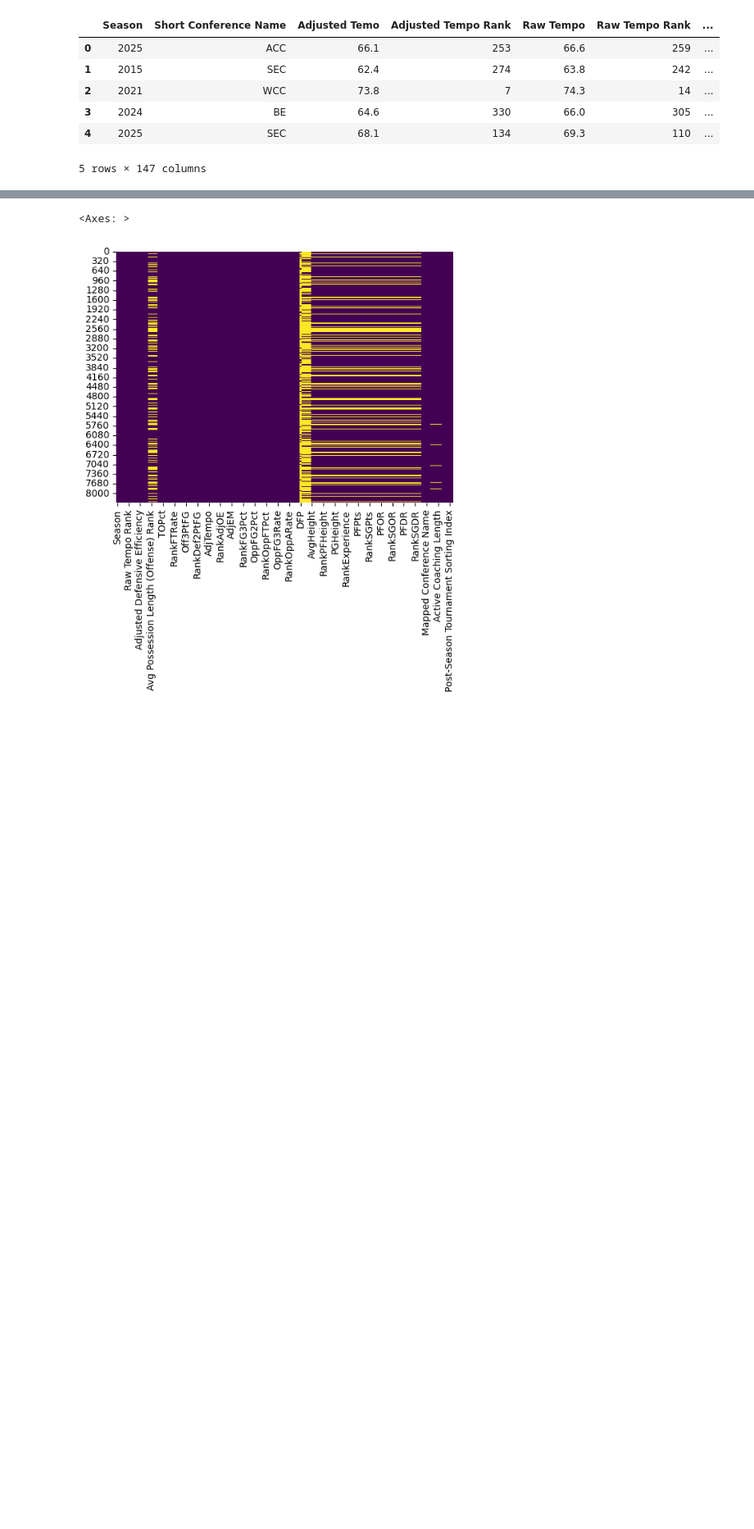
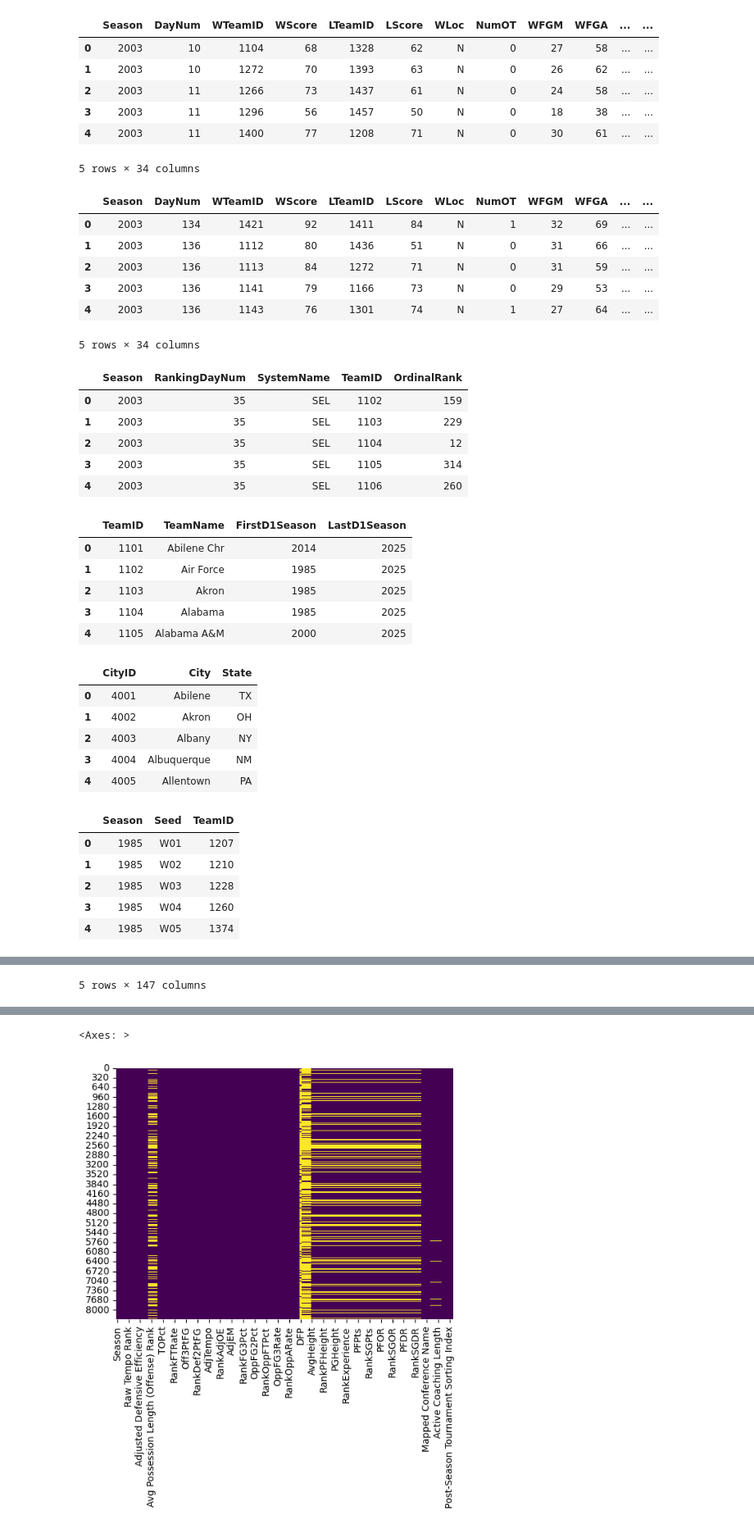
Before and after one commit to StudioMitesh/march-madness-25, a Jupyter notebook: notebook.ipynb, the cells around one changed output, grey strips where cells are left out. Shown at 82% size. Saved outputs shown, nothing was run; the diff lists cells and outputs as text; code cells hidden in the pictures; blank space fills up the shorter version.

```diff
--- a/notebook.ipynb
+++ b/notebook.ipynb
@@ -16,19 +13,50 @@ seeds = pd.read_csv('mm25-data/MNCAATourneySeeds.csv')
 seasons = pd.read_csv('mm25-data/MSeasons.csv')
 stats = pd.read_csv('mm25-data/MarchMadnessALL.csv')
 # %%
-regular.head()
-tourney.head()
-massey.head()
-teams.head()
-cities.head()
-seeds.head()
-seasons.head()
-stats.head()
+display(regular.head())
+display(tourney.head())
+display(massey.head())
+display(teams.head())
+display(cities.head())
+display(seeds.head())
+display(seasons.head())
+display(stats.head())
 # %% [output]
-|  | Season | Short Conference Name | Adjusted Temo | Adjusted Tempo Rank | Raw Tempo | Raw Tempo Rank | ... |
-| 0 | 2025 | ACC | 66.1 | 253 | 66.6 | 259 | ... |
-| 1 | 2015 | SEC | 62.4 | 274 | 63.8 | 242 | ... |
-| 2 | 2021 | WCC | 73.8 | 7 | 74.3 | 14 | ... |
-| 3 | 2024 | BE | 64.6 | 330 | 66.0 | 305 | ... |
-| 4 | 2025 | SEC | 68.1 | 134 | 69.3 | 110 | ... |
+|  | Season | DayNum | WTeamID | WScore | LTeamID | LScore | WLoc | NumOT | WFGM | WFGA | ... | ... |
+| 0 | 2003 | 10 | 1104 | 68 | 1328 | 62 | N | 0 | 27 | 58 | ... | ... |
+| 1 | 2003 | 10 | 1272 | 70 | 1393 | 63 | N | 0 | 26 | 62 | ... | ... |
+| 2 | 2003 | 11 | 1266 | 73 | 1437 | 61 | N | 0 | 24 | 58 | ... | ... |
+| 3 | 2003 | 11 | 1296 | 56 | 1457 | 50 | N | 0 | 18 | 38 | ... | ... |
+| 4 | 2003 | 11 | 1400 | 77 | 1208 | 71 | N | 0 | 30 | 61 | ... | ... |
-5 rows × 147 columns
+5 rows × 34 columns
+|  | Season | DayNum | WTeamID | WScore | LTeamID | LScore | WLoc | NumOT | WFGM | WFGA | ... | ... |
+| 0 | 2003 | 134 | 1421 | 92 | 1411 | 84 | N | 1 | 32 | 69 | ... | ... |
+| 1 | 2003 | 136 | 1112 | 80 | 1436 | 51 | N | 0 | 31 | 66 | ... | ... |
+| 2 | 2003 | 136 | 1113 | 84 | 1272 | 71 | N | 0 | 31 | 59 | ... | ... |
+| 3 | 2003 | 136 | 1141 | 79 | 1166 | 73 | N | 0 | 29 | 53 | ... | ... |
+| 4 | 2003 | 136 | 1143 | 76 | 1301 | 74 | N | 1 | 27 | 64 | ... | ... |
+5 rows × 34 columns
+|  | Season | RankingDayNum | SystemName | TeamID | OrdinalRank |
+| 0 | 2003 | 35 | SEL | 1102 | 159 |
+| 1 | 2003 | 35 | SEL | 1103 | 229 |
+| 2 | 2003 | 35 | SEL | 1104 | 12 |
+| 3 | 2003 | 35 | SEL | 1105 | 314 |
+| 4 | 2003 | 35 | SEL | 1106 | 260 |
+|  | TeamID | TeamName | FirstD1Season | LastD1Season |
+| 0 | 1101 | Abilene Chr | 2014 | 2025 |
+| 1 | 1102 | Air Force | 1985 | 2025 |
+| 2 | 1103 | Akron | 1985 | 2025 |
+| 3 | 1104 | Alabama | 1985 | 2025 |
+| 4 | 1105 | Alabama A&M | 2000 | 2025 |
+|  | CityID | City | State |
+| 0 | 4001 | Abilene | TX |
+| 1 | 4002 | Akron | OH |
+| 2 | 4003 | Albany | NY |
+| 3 | 4004 | Albuquerque | NM |
+| 4 | 4005 | Allentown | PA |
+|  | Season | Seed | TeamID |
+| 0 | 1985 | W01 | 1207 |
+| 1 | 1985 | W02 | 1210 |
+| 2 | 1985 | W03 | 1228 |
+| 3 | 1985 | W04 | 1260 |
+| 4 | 1985 | W05 | 1374 |
@@ -35 +75,2 @@ stats.head()
+5 rows × 147 columns
 # %%
```
Also changed, not shown: parts of 31 cells of this notebook.
